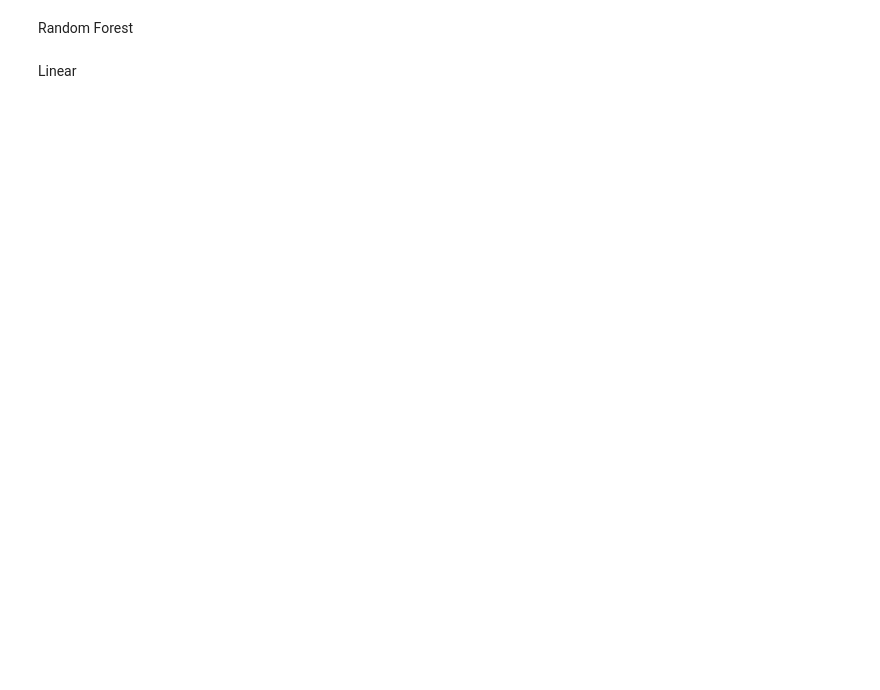
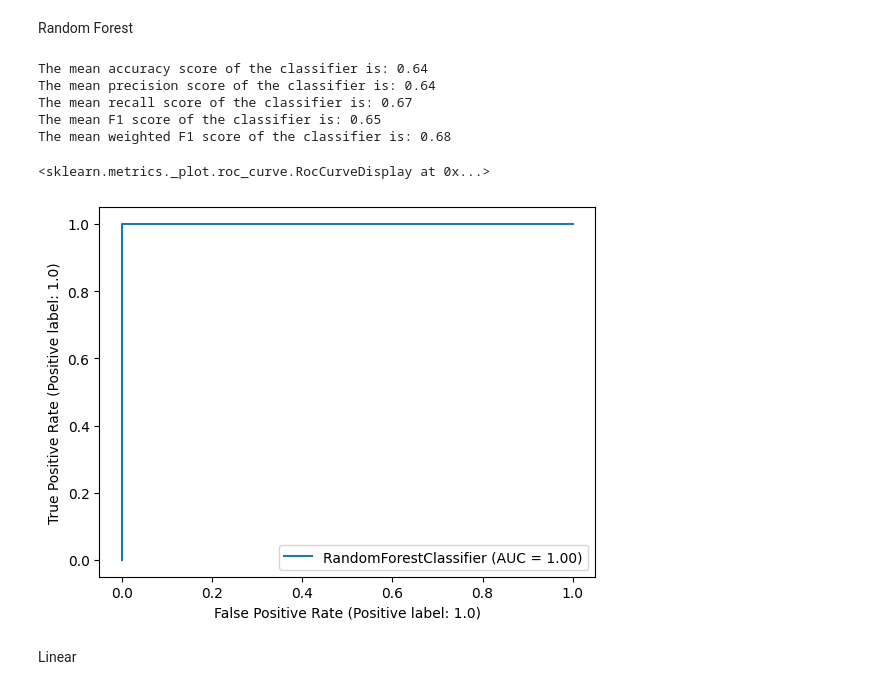
Before and after one commit to peterij/TM10007_Diagnosing_heart_disease, a Jupyter notebook: assignment.ipynb, the cells around one changed output. Drawn from its saved outputs; the diff is of its cells as text; code cells hidden in the pictures; blank space fills up the shorter version.

```diff
--- a/assignment.ipynb
+++ b/assignment.ipynb
@@ -416,41 +482,55 @@ random_forest = RandomForestClassifier(max_depth=None, min_samples_leaf=1, min_s
 random_forest.fit(X_pca,y)
 
 # Compute the accuracy of the classifier
-accuracy_scores = cross_val_score(random_forest, X_pca, y, cv=cv, scoring='accuracy')
+binary_accuracy = make_scorer(accuracy_score)
+accuracy_scores = cross_val_score(random_forest, X_pca, y, cv=cv, scoring=binary_accuracy)
 mean_accuracy_score = accuracy_scores.mean()
 print("The mean accuracy score of the classifier is: {:.2f}".format(mean_accuracy_score))
 
 # Compute the precision of the classifier
-precision_scores = cross_val_score(random_forest, X_pca, y, cv=cv, scoring='precision')
+binary_precision = make_scorer(precision_score, average='binary')
+precision_scores = cross_val_score(random_forest, X_pca, y, cv=cv, scoring=binary_precision)
 mean_precision_score = precision_scores.mean()
 print("The mean precision score of the classifier is: {:.2f}".format(mean_precision_score))
 
 # Compute the recall of the classifier
-recall_scores = cross_val_score(random_forest, X_pca, y, cv=cv, scoring='recall')
+binary_recall = make_scorer(recall_score, average='binary')
+recall_scores = cross_val_score(random_forest, X_pca, y, cv=cv, scoring=binary_recall)
 mean_recall_score = recall_scores.mean()
 print("The mean recall score of the classifier is: {:.2f}".format(mean_recall_score))
 
 # Compute the F1 score of the classifier
-f1_scores = cross_val_score(random_forest, X_pca, y, cv=cv, scoring='f1')
+binary_f1 = make_scorer(f1_score, average='binary')
+f1_scores = cross_val_score(random_forest, X_pca, y, cv=cv, scoring=binary_f1)
 mean_f1_score = f1_scores.mean()
 print("The mean F1 score of the classifier is: {:.2f}".format(mean_f1_score))
 
 # Compute the weighted F1 score of the classifier
-fbeta_scorer = make_scorer(fbeta_score, beta=2)
+fbeta_scorer = make_scorer(fbeta_score, beta=1.732, average='binary')
 fbeta_scores = cross_val_score(random_forest, X_pca, y, cv=cv, scoring=fbeta_scorer)
 mean_fbeta_score = fbeta_scores.mean()
 print("The mean weighted F1 score of the classifier is: {:.2f}".format(mean_fbeta_score))
 
-# # Finding hyperparameters for highest recall
+# ROC curve
+RocCurveDisplay.from_estimator(random_forest, X_pca, y)
+
+# # Finding hyperparameters for highest weighted fbeta_score
 # params = {'n_estimators': [100, 200, 300],
 #           'max_depth': [None, 5, 10],
 #           'min_samples_split': [2, 5, 10],
 #           'min_samples_leaf': [1, 2, 4]}
 
-# grid_search = GridSearchCV(random_forest, param_grid=params, cv=5, scoring='recall')
+# grid_search = GridSearchCV(random_forest, param_grid=params, cv=5, scoring=fbeta_scorer)
 # grid_search.fit(X_pca, y)
 # print("Best hyperparameters:", grid_search.best_params_)
-# print("Best recall score:", grid_search.best_score_)
+# %% [output]
+The mean accuracy score of the classifier is: 0.64
+The mean precision score of the classifier is: 0.64
+The mean recall score of the classifier is: 0.67
+The mean F1 score of the classifier is: 0.65
+The mean weighted F1 score of the classifier is: 0.68
+<sklearn.metrics._plot.roc_curve.RocCurveDisplay at 0x...>
+[figure, added]
 # %% [markdown]
 Linear
 # %%
```
Also changed, not shown: parts of 10 cells of this notebook.
